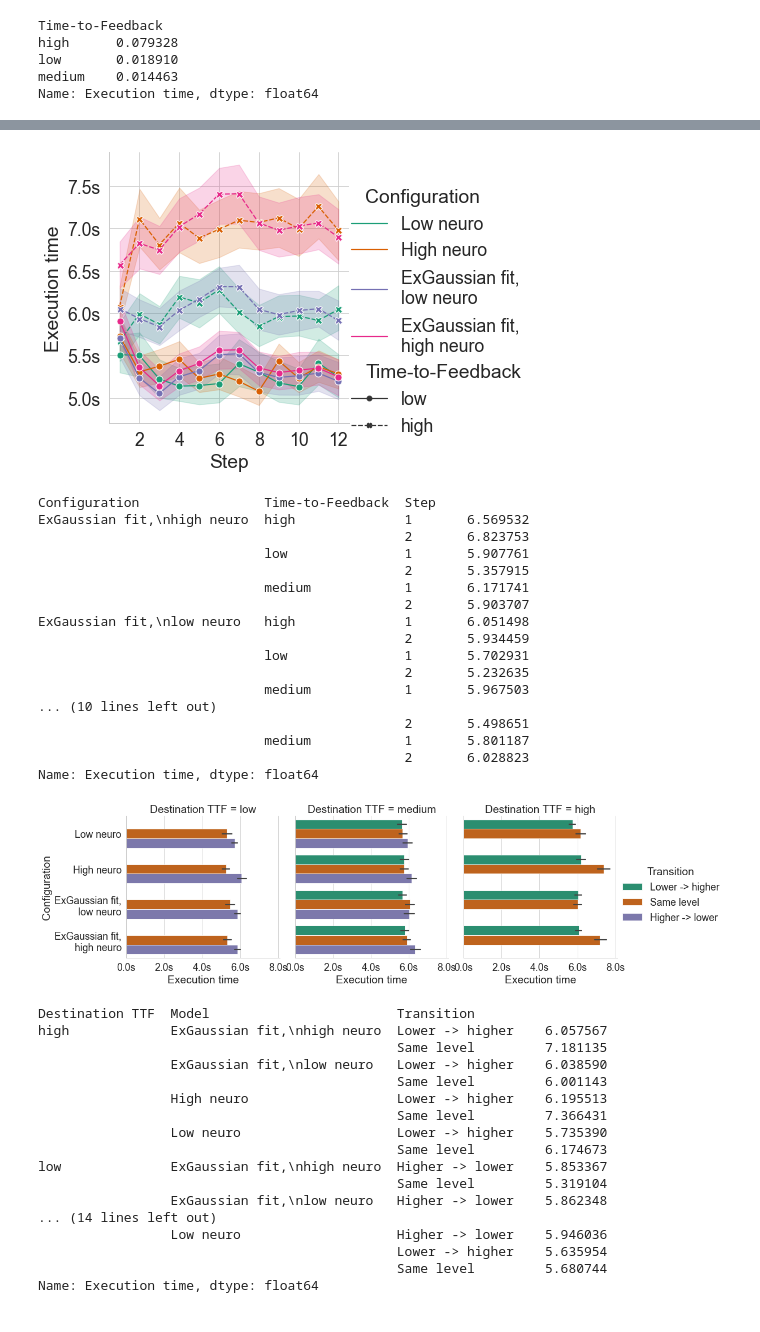
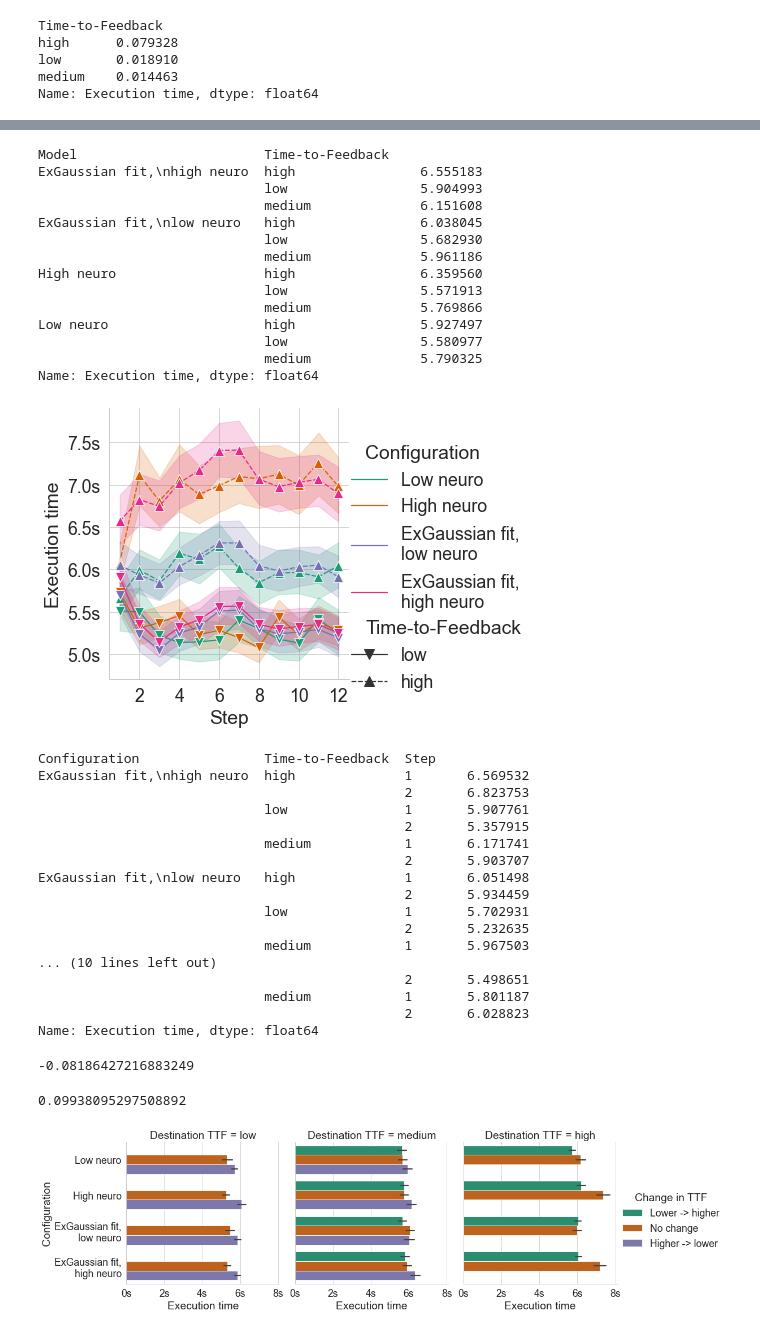
Before and after one commit to vnmo/EdgeDroid2, a Jupyter notebook: analysis/verify_models.ipynb, the cells around one changed output, grey strips where cells are left out. Saved outputs shown, nothing was run; the diff lists cells and outputs as text; code cells hidden in the pictures.

Commit message:
paper plots

```diff
--- a/analysis/verify_models.ipynb
+++ b/analysis/verify_models.ipynb
@@ -46,5 +46,7 @@ duration_results
 86400 rows × 6 columns
 # %%
 transition_results = pd.read_parquet("verification/transitions.parquet")
+transition_results["Transition"] = transition_results["Transition"].replace({"Same level": "No change"})
+transition_results = transition_results.rename(columns={"Transition": "Change in TTF"})
 transition_results
 # %% [output]
@@ -96,3 +124,26 @@ Name: Execution time, dtype: float64
+# %%
+(
+    ttf_results
+    .groupby(["Model", "Time-to-Feedback"])["Execution time"]
+    .mean()
+    # .groupby("Model").apply(lambda df: (df.loc[pd.IndexSlice[:, "high", :]] - df.loc[pd.IndexSlice[:, "low", :]]) / df.loc[pd.IndexSlice[:, "low", :]])
+
+)
+# %% [output]
+Model                        Time-to-Feedback
+ExGaussian fit,\nhigh neuro  high                6.555183
+                             low                 5.904993
+                             medium              6.151608
+ExGaussian fit,\nlow neuro   high                6.038045
+                             low                 5.682930
+                             medium              5.961186
+High neuro                   high                6.359560
+                             low                 5.571913
+                             medium              5.769866
+Low neuro                    high                5.927497
+                             low                 5.580977
+                             medium              5.790325
+Name: Execution time, dtype: float64
 # %%
 fg = sns.relplot(
     kind="line",
@@ -105,18 +156,22 @@ fg = sns.relplot(
     hue_order=models.keys(),
     style="Time-to-Feedback",
     style_order=["low", "high"],
-    markers=True,
-    markersize=7,
+    markers=["v", "^"],
+    markersize=10,
 )
 for ax in fg.axes.flat:
     ax.xaxis.set_major_locator(tkr.MaxNLocator(integer=True))
     ax.yaxis.set_major_formatter(tkr.FuncFormatter(lambda y, p: f"{y:0.1f}s"))
 fg.set_axis_labels("Step", "Execution time")
+
+for legend_handle in fg.legend.legendHandles:
+    legend_handle.set_markersize(10)
+    # print(dir(legend_handle))
+    # break
+
 plt.show()
-
-duration_results[np.isin(duration_results["Step"], (1, 2))].groupby(["Configuration", "Time-to-Feedback", "Step"])["Execution time"].mean()
 # %% [output]
-[figure, old version]
+[figure, new version]
 Configuration                Time-to-Feedback  Step
 ExGaussian fit,\nhigh neuro  high              1       6.569532
                                                2       6.823753
@@ -134,41 +189,36 @@ ExGaussian fit,\nlow neuro   high              1       6.051498
                              medium            1       5.801187
                                                2       6.028823
 Name: Execution time, dtype: float64
+# %%
+mean_durs = duration_results.groupby(["Configuration", "Time-to-Feedback", "Step"])["Execution time"].mean()
+((mean_durs.loc[ix[:, "low", 12]] - mean_durs.loc[ix[:, "low", 1]]) / mean_durs.loc[ix[:, "low", 1]]).mean()
+# %% [output]
+-0.08186427216883249
+# %%
+high_neuro_durs = (
+    mean_durs.loc[ix[["ExGaussian fit,\nhigh neuro", "High neuro"], "high", [1, 12]]]
+)
+((high_neuro_durs.loc[ix[:, :, 12]] - high_neuro_durs.loc[ix[:, :, 1]]) / high_neuro_durs.loc[ix[:, :, 1]]).mean()
+# %% [output]
+0.09938095297508892
 # %%
 fg = sns.catplot(
     kind="bar",
     data=transition_results,
     y="Model",
     x="Execution time",
-    hue="Transition",
-    hue_order=["Lower -> higher", "Same level", "Higher -> lower"],
+    hue="Change in TTF",
+    hue_order=["Lower -> higher", "No change", "Higher -> lower"],
     col="Destination TTF",
     col_order=["low", "medium", "high"],
     # dodge=False,
     # aspect=1.5,
 )
 fg.set_ylabels("Configuration")
 for ax in fg.axes.flat:
-    ax.xaxis.set_major_formatter(tkr.FuncFormatter(lambda y, p: f"{y:2.1f}s"))
+    ax.xaxis.set_major_formatter(tkr.FuncFormatter(lambda y, p: f"{y:1.0f}s"))
 plt.show()
 
-transition_results.groupby(["Destination TTF", "Model", "Transition"], observed=True)["Execution time"].mean()
+# transition_results.groupby(["Destination TTF", "Model", "Transition"], observed=True)["Execution time"].mean()
 # %% [output]
-[figure, old version]
+[figure, new version]
-Destination TTF  Model                        Transition
-high             ExGaussian fit,\nhigh neuro  Lower -> higher    6.057567
-                                              Same level         7.181135
-                 ExGaussian fit,\nlow neuro   Lower -> higher    6.038590
-                                              Same level         6.001143
-                 High neuro                   Lower -> higher    6.195513
-                                              Same level         7.366431
-                 Low neuro                    Lower -> higher    5.735390
-                                              Same level         6.174673
-low              ExGaussian fit,\nhigh neuro  Higher -> lower    5.853367
-                                              Same level         5.319104
-                 ExGaussian fit,\nlow neuro   Higher -> lower    5.862348
-... (14 lines left out)
-                 Low neuro                    Higher -> lower    5.946036
-                                              Lower -> higher    5.635954
-                                              Same level         5.680744
-Name: Execution time, dtype: float64
```
Also changed, not shown: parts of 4 cells of this notebook.
